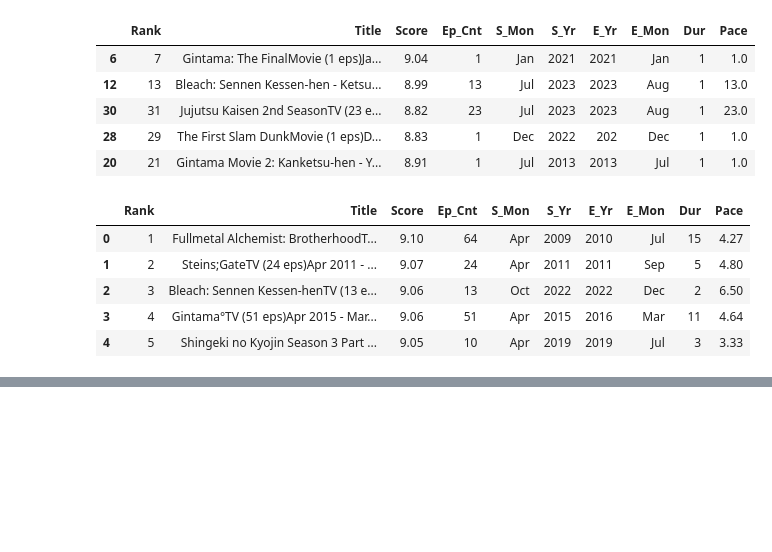
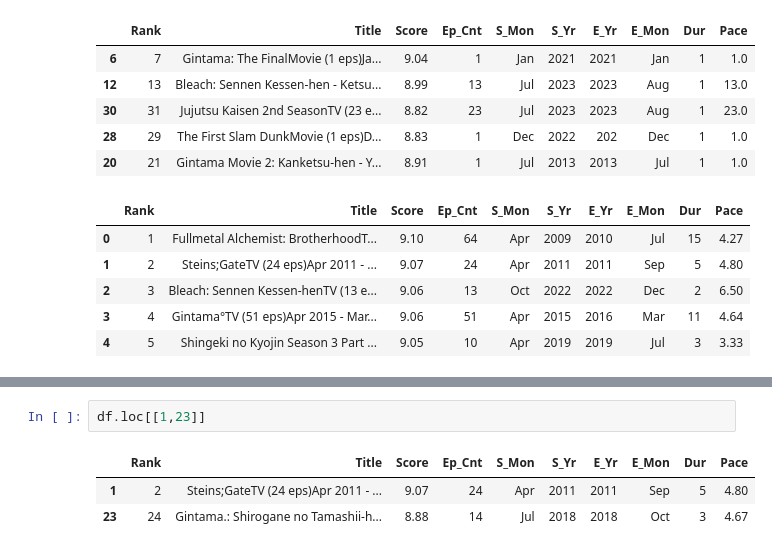
Before and after one commit to Tanish-30-08-2006/data-cleaning-extraction-visualization, a Jupyter notebook: Pandas Learning/Feature Extraction/Anime_Feature_Extraction.ipynb, the cells around one changed output, grey strips where cells are left out. Saved outputs shown, nothing was run; the diff lists cells and outputs as text; blank space fills up the shorter version.

```diff
--- a/Pandas Learning/Feature Extraction/Anime_Feature_Extraction.ipynb
+++ b/Pandas Learning/Feature Extraction/Anime_Feature_Extraction.ipynb
@@ -1270,0 +1322,6 @@ display(df.head(5))
+# %%
+df.loc[[1,23]]
+# %% [output]
+|  | Rank | Title | Score | Ep_Cnt | S_Mon | S_Yr | E_Yr | E_Mon | Dur | Pace |
+| 1 | 2 | Steins;GateTV (24 eps)Apr 2011 - ... | 9.07 | 24 | Apr | 2011 | 2011 | Sep | 5 | 4.80 |
+| 23 | 24 | Gintama.: Shirogane no Tamashii-h... | 8.88 | 14 | Jul | 2018 | 2018 | Oct | 3 | 4.67 |
```
Also changed, not shown: parts of 3 cells of this notebook.
